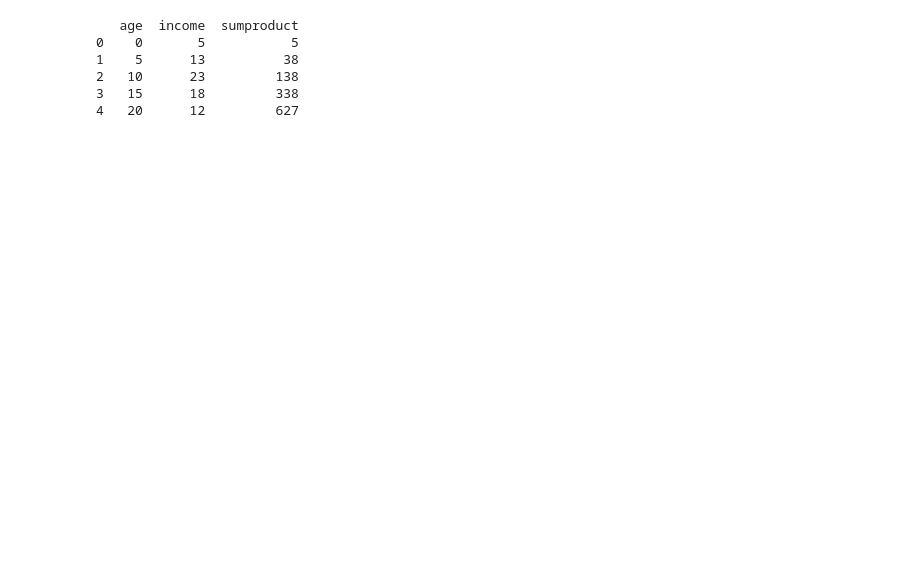
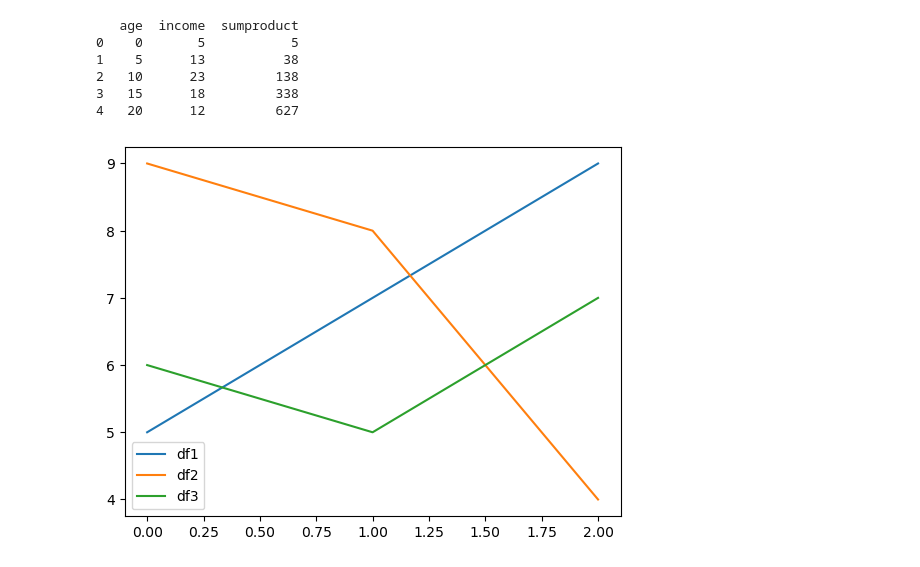
Before and after one commit to c0dama/plantations, a Jupyter notebook: plantations.ipynb, the cells around one changed output. Drawn from its saved outputs; the diff is of its cells as text; code cells hidden in the pictures; blank space fills up the shorter version.

```diff
--- a/plantations.ipynb
+++ b/plantations.ipynb
@@ -178,3 +185,16 @@ print(df)
 2   10      23         138
 3   15      18         338
 4   20      12         627
+# %%
+df1 = pd.DataFrame({"A" : [1,2,3], "B" : [4,5,6]})
+df2 = pd.DataFrame({"A" : [2,5,3], "B" : [7,3,1]})
+df3 = pd.DataFrame({"A" : [1,2,1], "B" : [5,3,6]})
+
+dframes = [df1, df2, df3]
+
+for i, frame in enumerate(dframes):
+    frame["C"] = frame["A"] + frame["B"]
+    plt.plot(frame["C"], label=f'df{i+1}')
+    plt.legend()
+# %% [output]
+[figure, added]
```
Also changed, not shown: parts of 1 cell of this notebook.
